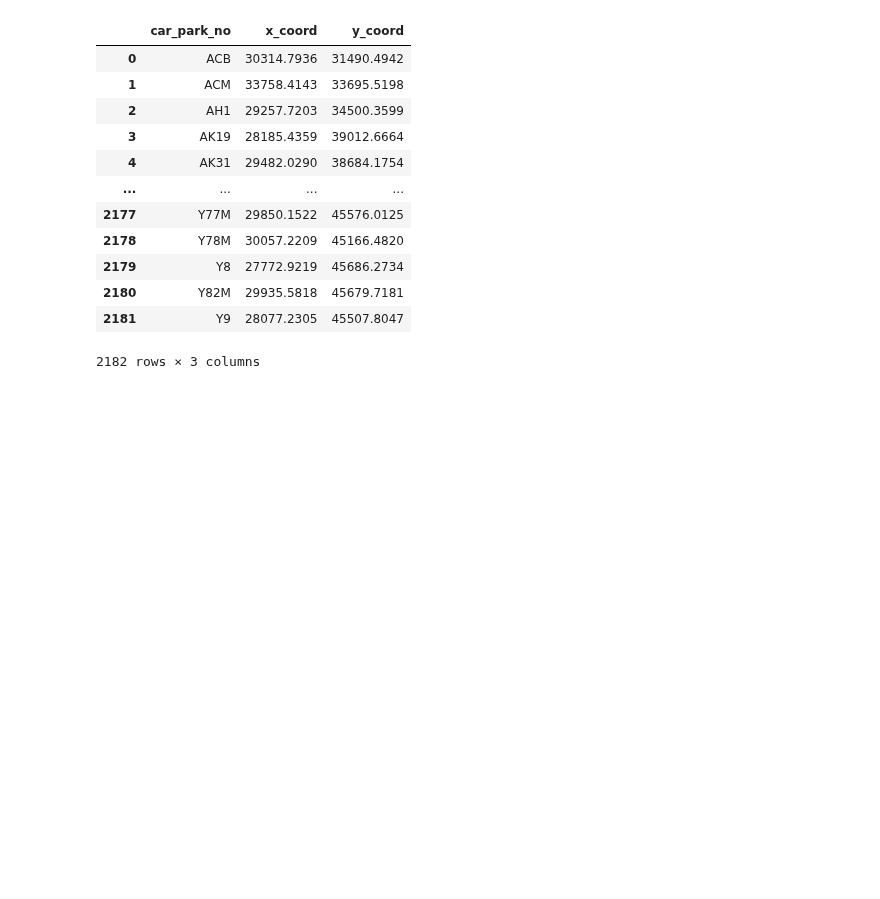
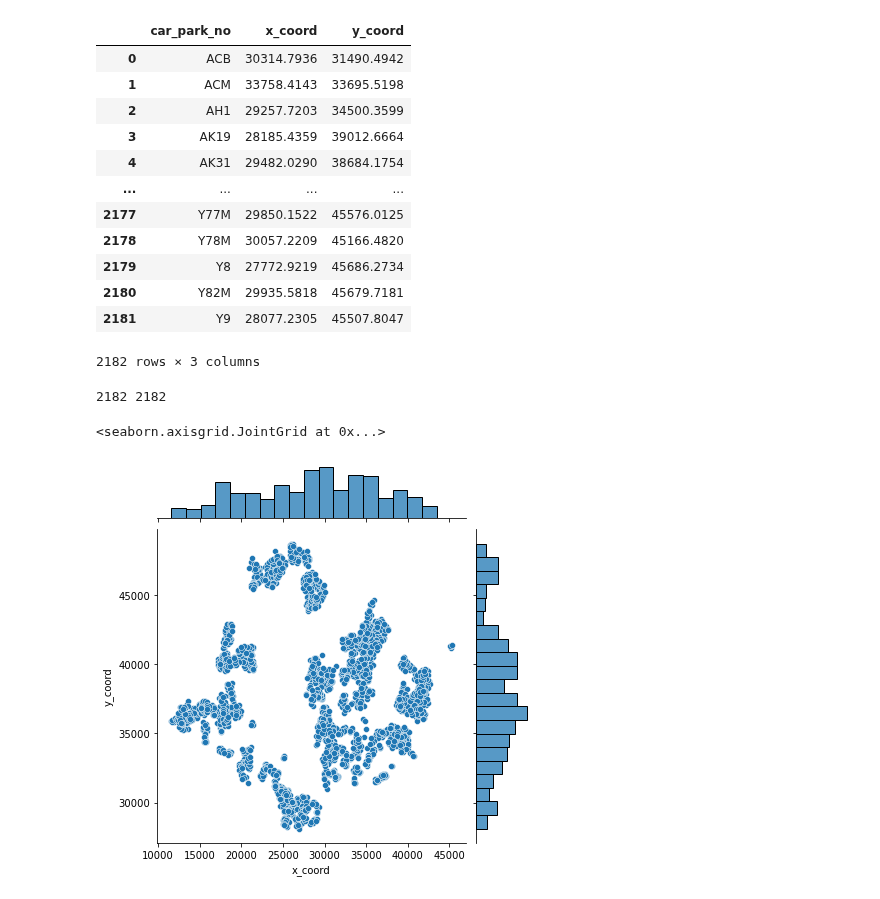
Before and after one commit to EthanWong2212/EE4211_Proj, a Jupyter notebook: part3.ipynb, the cells around one changed output. Drawn from its saved outputs; the diff is of its cells as text; code cells hidden in the pictures; blank space fills up the shorter version.

Commit message:
Add plots for carparks

```diff
--- a/part3.ipynb
+++ b/part3.ipynb
@@ -150,3 +150,19 @@ df[["car_park_no","x_coord","y_coord"]]
 | 2180 | Y82M | 29935.5818 | 45679.7181 |
 | 2181 | Y9 | 28077.2305 | 45507.8047 |
 2182 rows × 3 columns
+# %%
+carparks = set()
+location = dict()
+for index,row in df[["car_park_no","x_coord","y_coord"]].iterrows():
+    carparks.add(row["car_park_no"])
+    if row["car_park_no"] not in location:
+        location[row["car_park_no"]] = [row["x_coord"],row["y_coord"]]
+print(len(carparks),len(location))
+# %% [output]
+2182 2182
+# %%
+import seaborn as sns
+sns.jointplot(data=df,x='x_coord',y='y_coord')
+# %% [output]
+<seaborn.axisgrid.JointGrid at 0x...>
+[figure, added]
```
Also changed, not shown: parts of 1 cell of this notebook.
